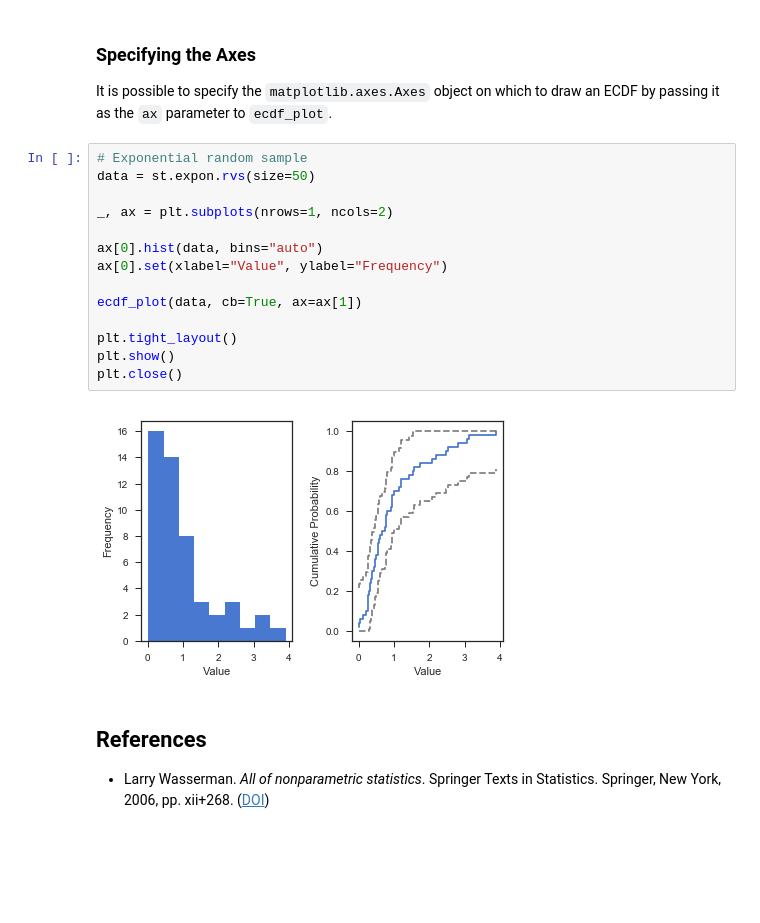
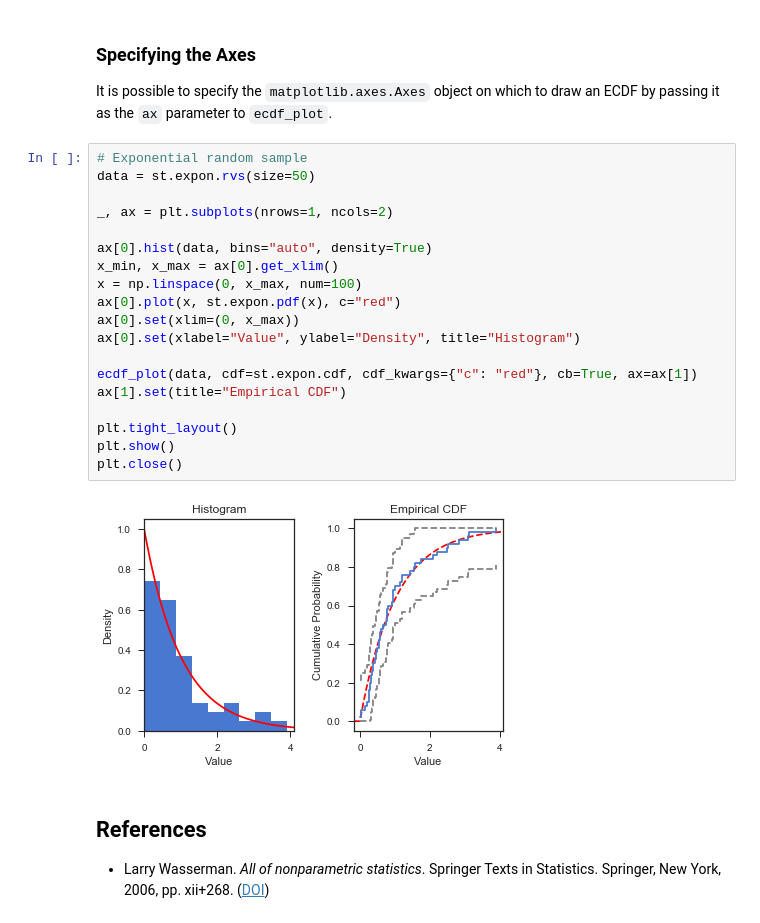
Before and after one commit to artemmavrin/StatTools, a Jupyter notebook: examples/Empirical Distribution Functions.ipynb, the cells around one changed output. Drawn from its saved outputs; the diff is of its cells as text; blank space fills up the shorter version.

Commit message:
Updated ECDF example

```diff
--- a/examples/Empirical Distribution Functions.ipynb
+++ b/examples/Empirical Distribution Functions.ipynb
@@ -207,19 +207,24 @@ It is possible to specify the `matplotlib.axes.Axes` object on which to draw an
 # %%
 # Exponential random sample
 data = st.expon.rvs(size=50)
 
 _, ax = plt.subplots(nrows=1, ncols=2)
 
-ax[0].hist(data, bins="auto")
-ax[0].set(xlabel="Value", ylabel="Frequency")
+ax[0].hist(data, bins="auto", density=True)
+x_min, x_max = ax[0].get_xlim()
+x = np.linspace(0, x_max, num=100)
+ax[0].plot(x, st.expon.pdf(x), c="red")
+ax[0].set(xlim=(0, x_max))
+ax[0].set(xlabel="Value", ylabel="Density", title="Histogram")
 
-ecdf_plot(data, cb=True, ax=ax[1])
+ecdf_plot(data, cdf=st.expon.cdf, cdf_kwargs={"c": "red"}, cb=True, ax=ax[1])
+ax[1].set(title="Empirical CDF")
 
 plt.tight_layout()
 plt.show()
 plt.close()
 # %% [output]
-[figure, old version]
+[figure, new version]
 # %% [markdown]
 ## References
 
```
